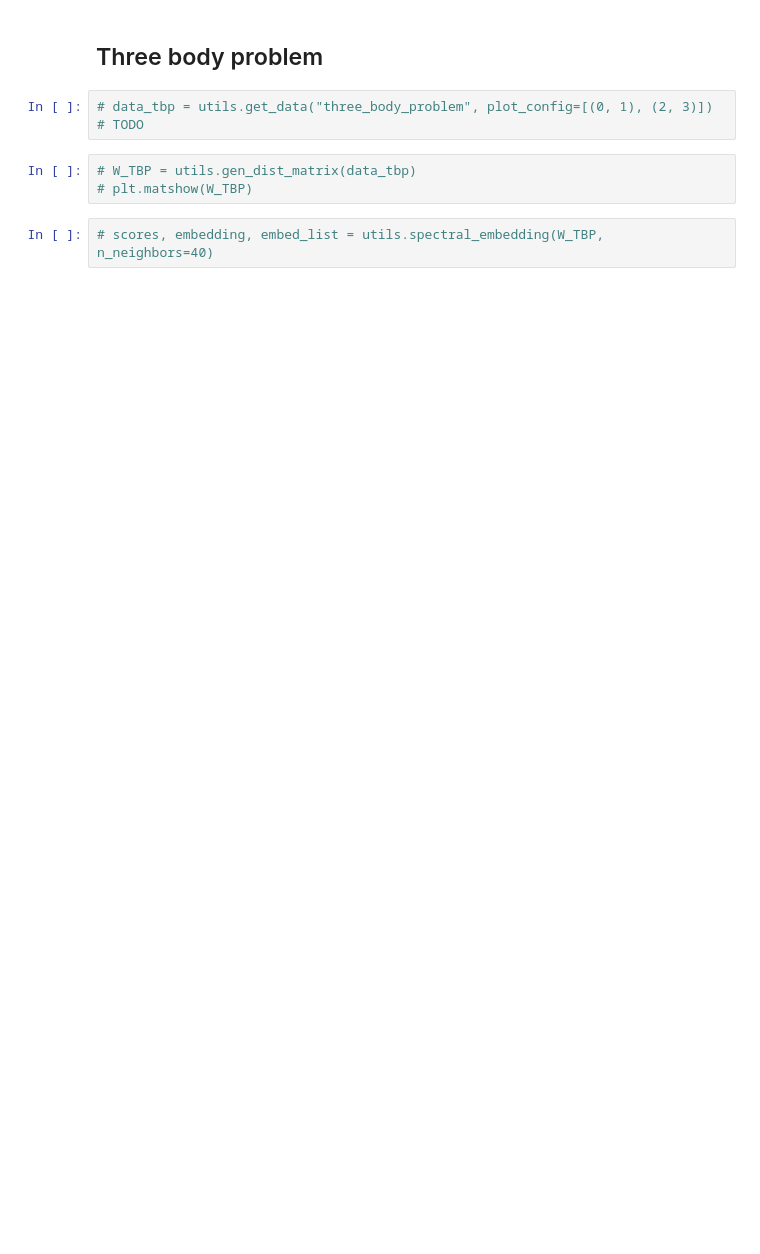
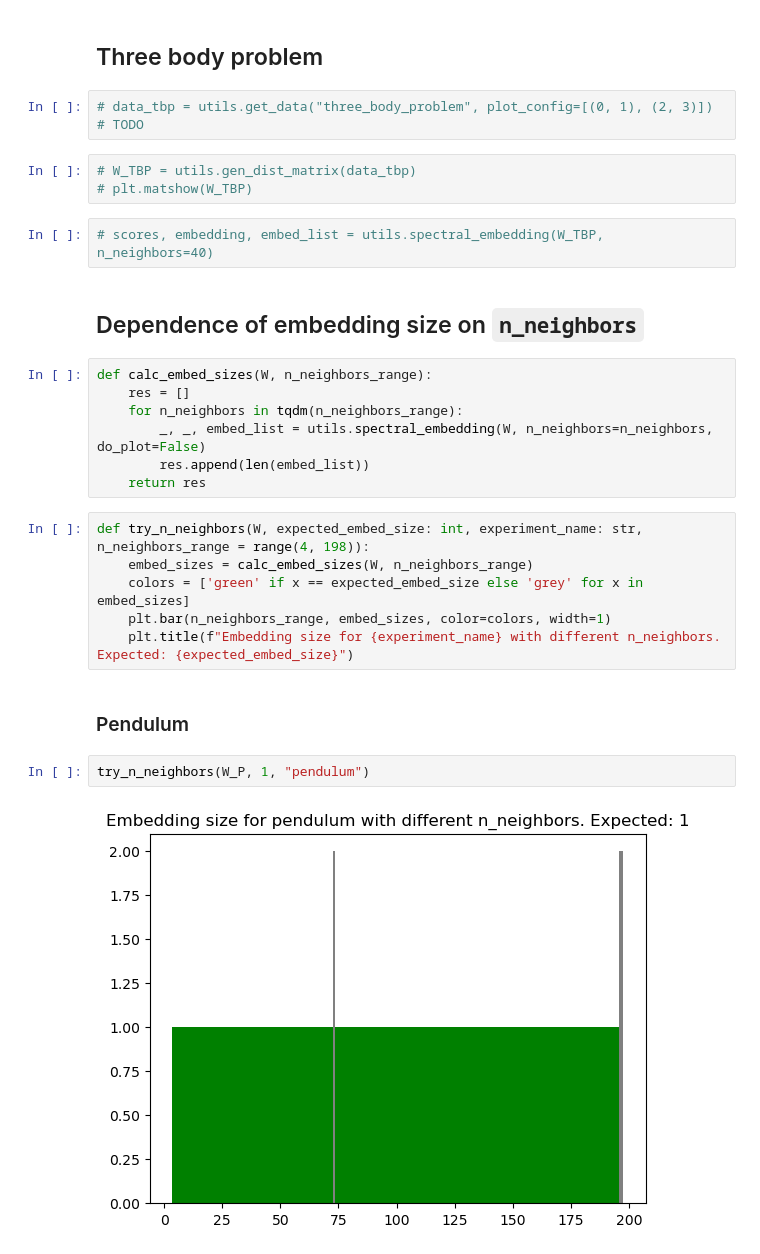
Before and after one commit to waleko/ai-prentice-conservation-laws, a Jupyter notebook: Replicating Soljacic.ipynb, the cells around one changed output. Saved outputs shown, nothing was run; the diff lists cells and outputs as text; blank space fills up the shorter version.

```diff
--- a/Replicating Soljacic.ipynb
+++ b/Replicating Soljacic.ipynb
@@ -135,3 +136,24 @@ scores, embedding, embed_list = utils.spectral_embedding(W_KP, n_neighbors=40)
 # plt.matshow(W_TBP)
 # %%
 # scores, embedding, embed_list = utils.spectral_embedding(W_TBP, n_neighbors=40)
+# %% [markdown]
+## Dependence of embedding size on `n_neighbors`
+# %%
+def calc_embed_sizes(W, n_neighbors_range):
+    res = []
+    for n_neighbors in tqdm(n_neighbors_range):
+        _, _, embed_list = utils.spectral_embedding(W, n_neighbors=n_neighbors, do_plot=False)
+        res.append(len(embed_list))
+    return res
+# %%
+def try_n_neighbors(W, expected_embed_size: int, experiment_name: str, n_neighbors_range = range(4, 198)):
+    embed_sizes = calc_embed_sizes(W, n_neighbors_range)
+    colors = ['green' if x == expected_embed_size else 'grey' for x in embed_sizes]
+    plt.bar(n_neighbors_range, embed_sizes, color=colors, width=1)
+    plt.title(f"Embedding size for {experiment_name} with different n_neighbors. Expected: {expected_embed_size}")
+# %% [markdown]
+### Pendulum
+# %%
+try_n_neighbors(W_P, 1, "pendulum")
+# %% [output]
+[figure, added]
```
Also changed, not shown: parts of 21 cells of this notebook, 1 other file.
